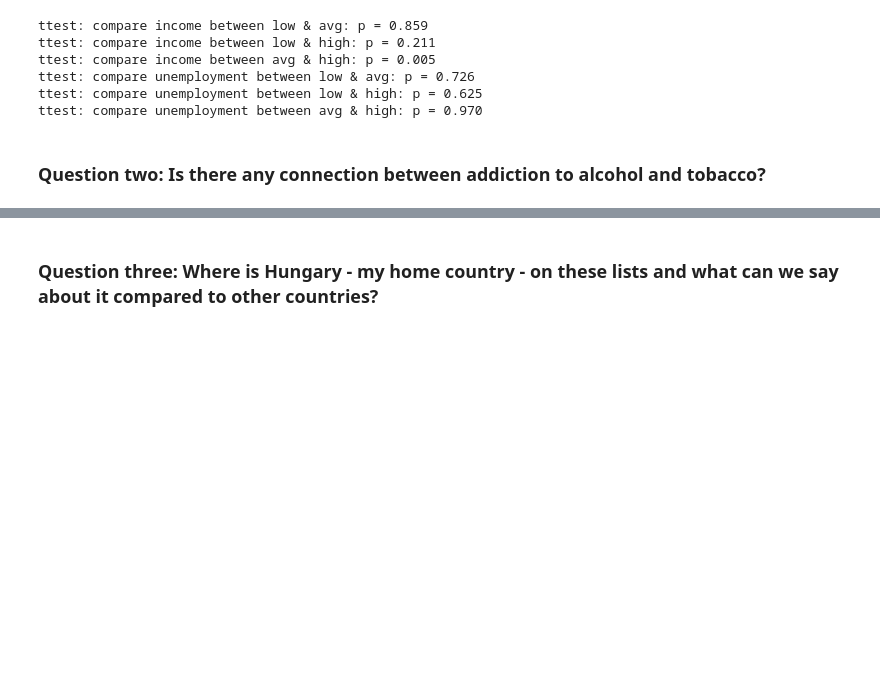
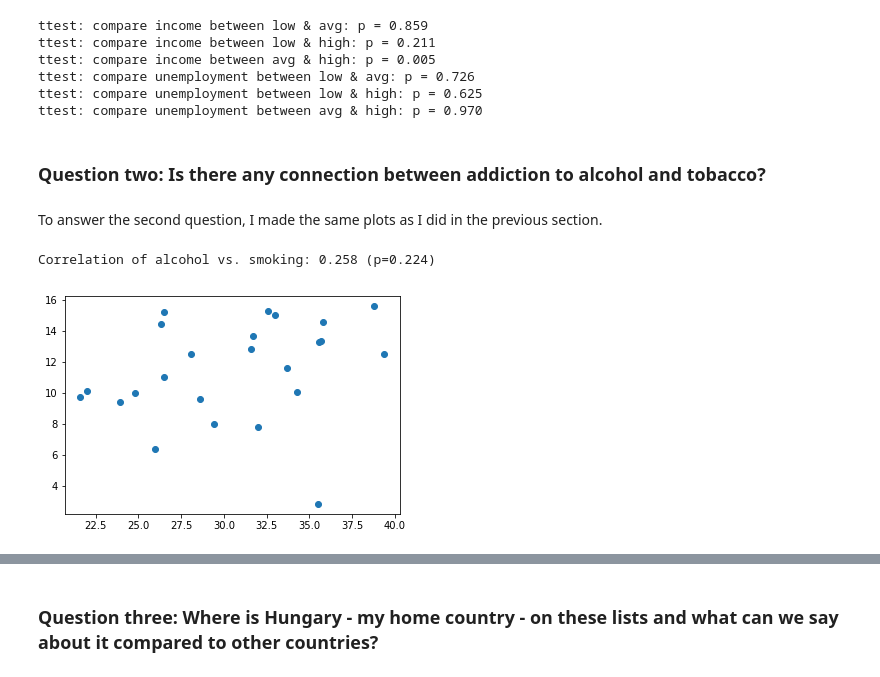
Before and after one commit to sborde/udacity-dand, a Jupyter notebook: P2_IntroToDataAnalysis/IntroToDataAnalysis_FinalProject.ipynb, the cells around one changed output, grey strips where cells are left out. Saved outputs shown, nothing was run; the diff lists cells and outputs as text; code cells hidden in the pictures; blank space fills up the shorter version.

```diff
--- a/P2_IntroToDataAnalysis/IntroToDataAnalysis_FinalProject.ipynb
+++ b/P2_IntroToDataAnalysis/IntroToDataAnalysis_FinalProject.ipynb
@@ -275,3 +287,13 @@ ttest: compare unemployment between low & high: p = 0.625
 ttest: compare unemployment between avg & high: p = 0.970
 # %% [markdown]
 ### Question two: Is there any connection between addiction to alcohol and tobacco?
+# %% [markdown]
+To answer the second question, I made the same plots as I did in the previous section.
+# %%
+plt.figure()
+alcoholvssmoke = plt.scatter(df.loc[:, 'smoking'], df.loc[:, 'alcohol'])
+(r, p) = sts.pearsonr(df.loc[:, 'smoking'], df.loc[:, 'alcohol'])
+print('Correlation of alcohol vs. smoking: {0:.3f} (p={1:.3f})'.format(r, p))
+# %% [output]
+Correlation of alcohol vs. smoking: 0.258 (p=0.224)
+[figure, added]
```
Also changed, not shown: parts of 12 cells of this notebook, 2 other files.
